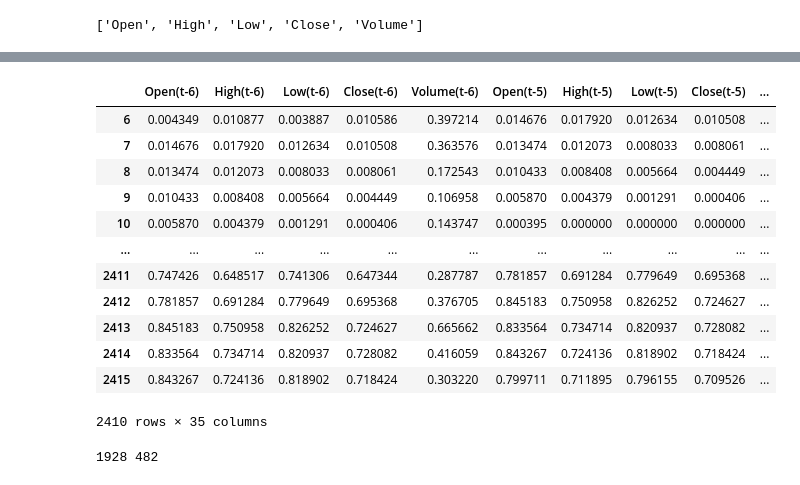
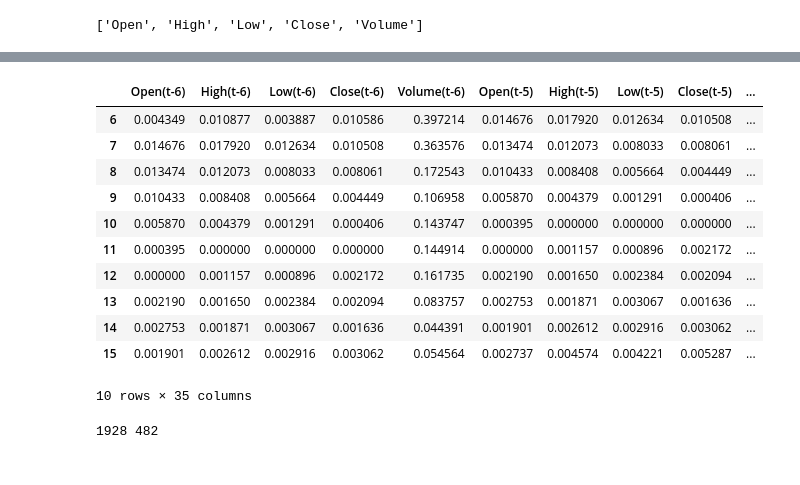
Before and after one commit to vancodocton/1641, a Jupyter notebook: ws7/LSTM.ipynb, the cells around one changed output, grey strips where cells are left out. Saved outputs shown, nothing was run; the diff lists cells and outputs as text; code cells hidden in the pictures.

```diff
--- a/ws7/LSTM.ipynb
+++ b/ws7/LSTM.ipynb
@@ -151,21 +148,20 @@ dataset = dataset_gen(scaled, col_names, num_steps_in, num_steps_out)
 # %%
 dataset.dropna(inplace=True)
 # %%
-dataset
+dataset[:10]
 # %% [output]
 |  | Open(t-6) | High(t-6) | Low(t-6) | Close(t-6) | Volume(t-6) | Open(t-5) | High(t-5) | Low(t-5) | Close(t-5) | ... |
 | 6 | 0.004349 | 0.010877 | 0.003887 | 0.010586 | 0.397214 | 0.014676 | 0.017920 | 0.012634 | 0.010508 | ... |
 | 7 | 0.014676 | 0.017920 | 0.012634 | 0.010508 | 0.363576 | 0.013474 | 0.012073 | 0.008033 | 0.008061 | ... |
 | 8 | 0.013474 | 0.012073 | 0.008033 | 0.008061 | 0.172543 | 0.010433 | 0.008408 | 0.005664 | 0.004449 | ... |
 | 9 | 0.010433 | 0.008408 | 0.005664 | 0.004449 | 0.106958 | 0.005870 | 0.004379 | 0.001291 | 0.000406 | ... |
 | 10 | 0.005870 | 0.004379 | 0.001291 | 0.000406 | 0.143747 | 0.000395 | 0.000000 | 0.000000 | 0.000000 | ... |
-| ... | ... | ... | ... | ... | ... | ... | ... | ... | ... | ... |
-| 2411 | 0.747426 | 0.648517 | 0.741306 | 0.647344 | 0.287787 | 0.781857 | 0.691284 | 0.779649 | 0.695368 | ... |
-| 2412 | 0.781857 | 0.691284 | 0.779649 | 0.695368 | 0.376705 | 0.845183 | 0.750958 | 0.826252 | 0.724627 | ... |
-| 2413 | 0.845183 | 0.750958 | 0.826252 | 0.724627 | 0.665662 | 0.833564 | 0.734714 | 0.820937 | 0.728082 | ... |
-| 2414 | 0.833564 | 0.734714 | 0.820937 | 0.728082 | 0.416059 | 0.843267 | 0.724136 | 0.818902 | 0.718424 | ... |
-| 2415 | 0.843267 | 0.724136 | 0.818902 | 0.718424 | 0.303220 | 0.799711 | 0.711895 | 0.796155 | 0.709526 | ... |
+| 11 | 0.000395 | 0.000000 | 0.000000 | 0.000000 | 0.144914 | 0.000000 | 0.001157 | 0.000896 | 0.002172 | ... |
+| 12 | 0.000000 | 0.001157 | 0.000896 | 0.002172 | 0.161735 | 0.002190 | 0.001650 | 0.002384 | 0.002094 | ... |
+| 13 | 0.002190 | 0.001650 | 0.002384 | 0.002094 | 0.083757 | 0.002753 | 0.001871 | 0.003067 | 0.001636 | ... |
+| 14 | 0.002753 | 0.001871 | 0.003067 | 0.001636 | 0.044391 | 0.001901 | 0.002612 | 0.002916 | 0.003062 | ... |
+| 15 | 0.001901 | 0.002612 | 0.002916 | 0.003062 | 0.054564 | 0.002737 | 0.004574 | 0.004221 | 0.005287 | ... |
-2410 rows × 35 columns
+10 rows × 35 columns
 # %%
 values = dataset.values
 # %%
```
Also changed, not shown: parts of 6 cells of this notebook, 3 other files.
